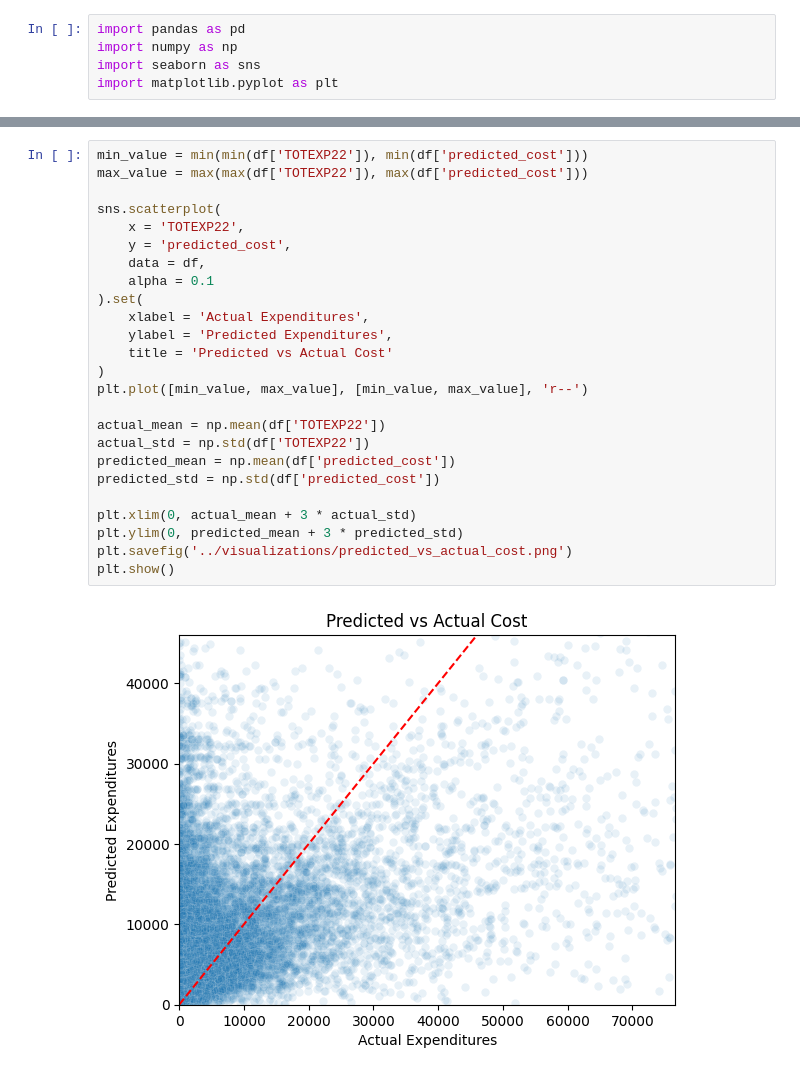
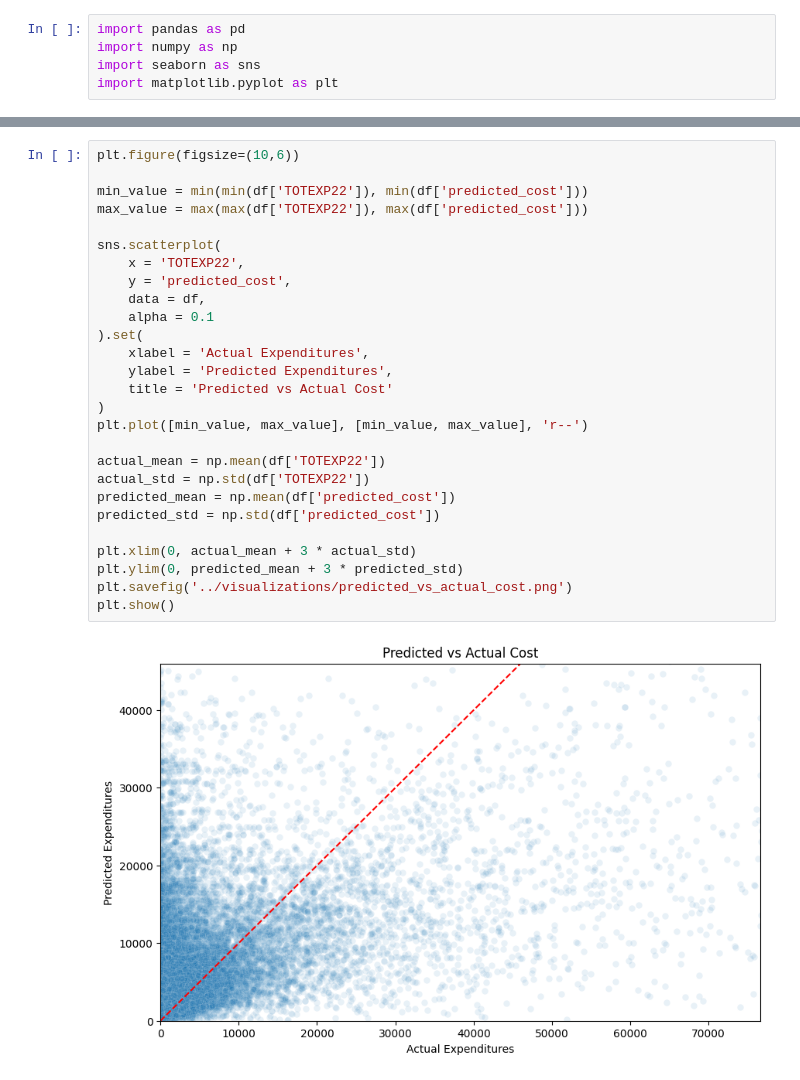
Before and after one commit to KevinChiData/Modeling-Expected-Healthcare-Costs, a Jupyter notebook: notebooks/data_visualization.ipynb, the cells around one changed output, grey strips where cells are left out. Saved outputs shown, nothing was run; the diff lists cells and outputs as text.

Commit message:
Updated Visualizations

```diff
--- a/notebooks/data_visualization.ipynb
+++ b/notebooks/data_visualization.ipynb
@@ -14,29 +14,31 @@ df.head()
 | 3 | 3 | 29 | 1 MALE | 4 WEST | 1 EMPLOYED AT RD 4/2 INT DATE | 5 HIGH INCOME | 1 ANY PRIVATE | 9265 | 5384.183938 | ... |
 | 4 | 4 | 51 | 2 FEMALE | 1 NORTHEAST | 1 EMPLOYED AT RD 4/2 INT DATE | 4 MIDDLE INCOME | 1 ANY PRIVATE | 3362 | 4703.247548 | ... |
 # %%
+plt.figure(figsize=(10,6))
+
 min_value = min(min(df['TOTEXP22']), min(df['predicted_cost']))
 max_value = max(max(df['TOTEXP22']), max(df['predicted_cost']))
 
 sns.scatterplot(
     x = 'TOTEXP22',
     y = 'predicted_cost',
     data = df,
     alpha = 0.1
 ).set(
     xlabel = 'Actual Expenditures',
     ylabel = 'Predicted Expenditures',
     title = 'Predicted vs Actual Cost'
 )
 plt.plot([min_value, max_value], [min_value, max_value], 'r--')
 
 actual_mean = np.mean(df['TOTEXP22'])
 actual_std = np.std(df['TOTEXP22'])
 predicted_mean = np.mean(df['predicted_cost'])
 predicted_std = np.std(df['predicted_cost'])
 
 plt.xlim(0, actual_mean + 3 * actual_std)
 plt.ylim(0, predicted_mean + 3 * predicted_std)
 plt.savefig('../visualizations/predicted_vs_actual_cost.png')
 plt.show()
 # %% [output]
-[figure, old version]
+[figure, new version]
```
Also changed, not shown: parts of 2 cells of this notebook, 2 other files.
